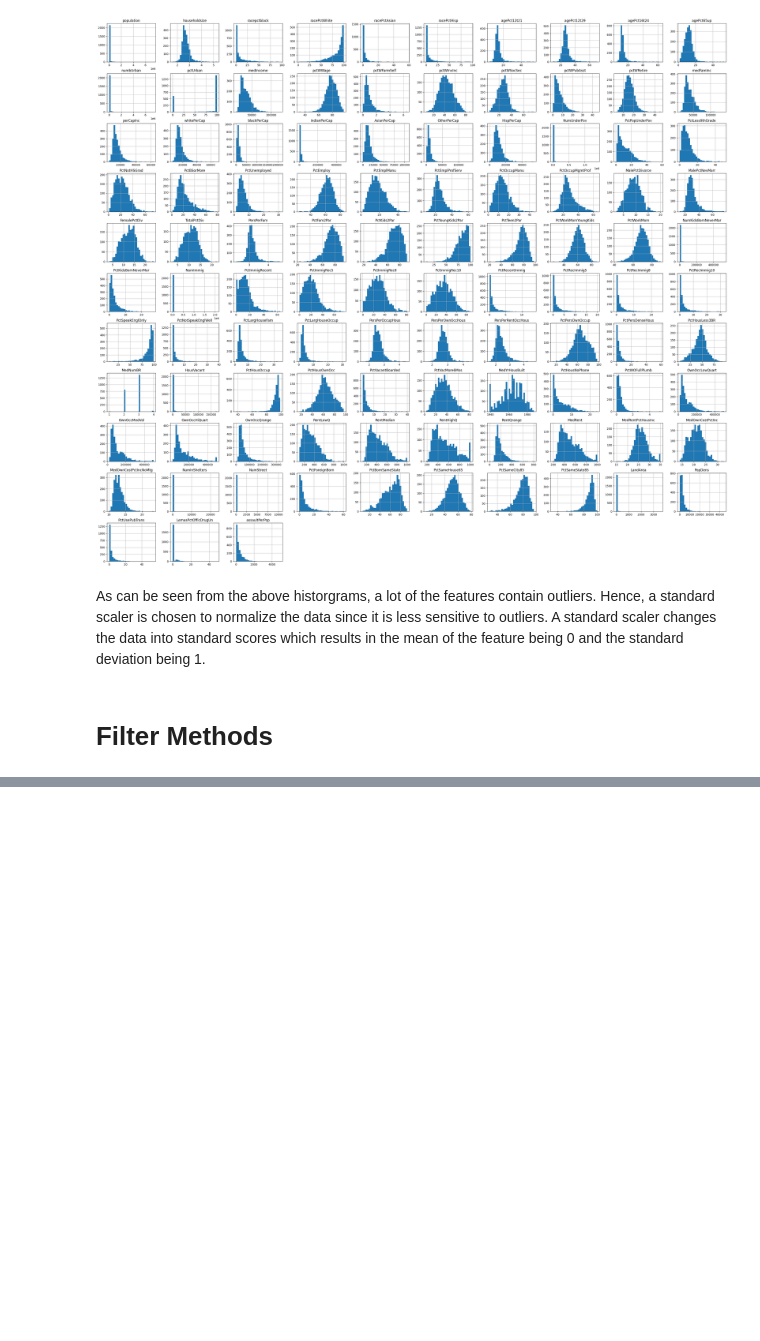
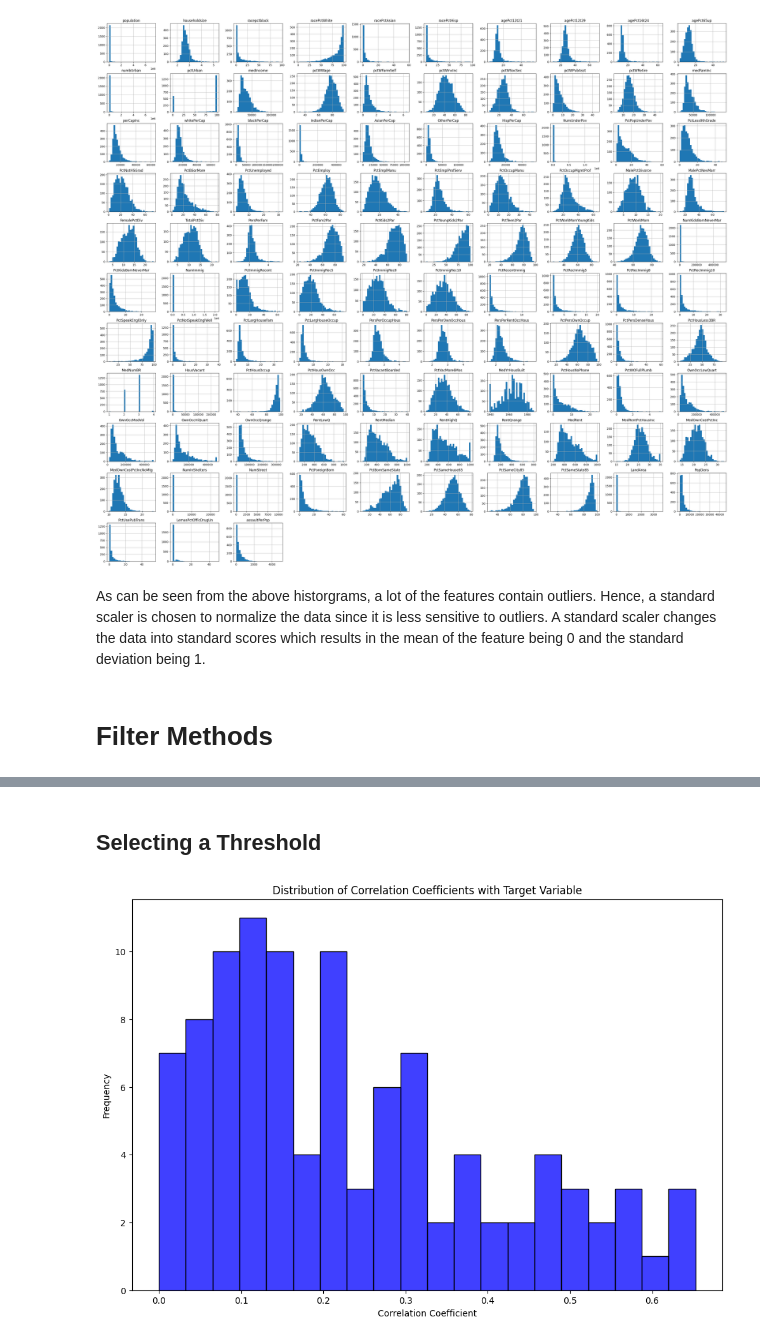
Before and after one commit to lensil/CCE3503-Assignment1, a Jupyter notebook: Assignment 1.ipynb, the cells around one changed output, grey strips where cells are left out. Cells and saved outputs as stored; diff of their text form; code cells hidden in the pictures; blank space fills up the shorter version.

```diff
--- a/Assignment 1.ipynb
+++ b/Assignment 1.ipynb
@@ -155,0 +191,16 @@ df_normalized = scaler.fit_transform(df_cleaned)
+# %% [markdown]
+## Selecting a Threshold
+# %%
+# Get correlations with target (excluding self-correlation of 1.0)
+correlations = correlation_matrix['assaultPerPop'].abs()
+correlations = correlations[correlations < 1.0]  # Remove self-correlation
+
+# Create distribution plot for the target variable coefficients
+plt.figure(figsize=(12, 8))
+sns.histplot(correlations, bins=20, kde=False, color='blue')
+plt.title('Distribution of Correlation Coefficients with Target Variable')
+plt.xlabel('Correlation Coefficient')
+plt.ylabel('Frequency')
+plt.show()
+# %% [output]
+[figure, added]
```
Also changed, not shown: parts of 5 cells of this notebook.
